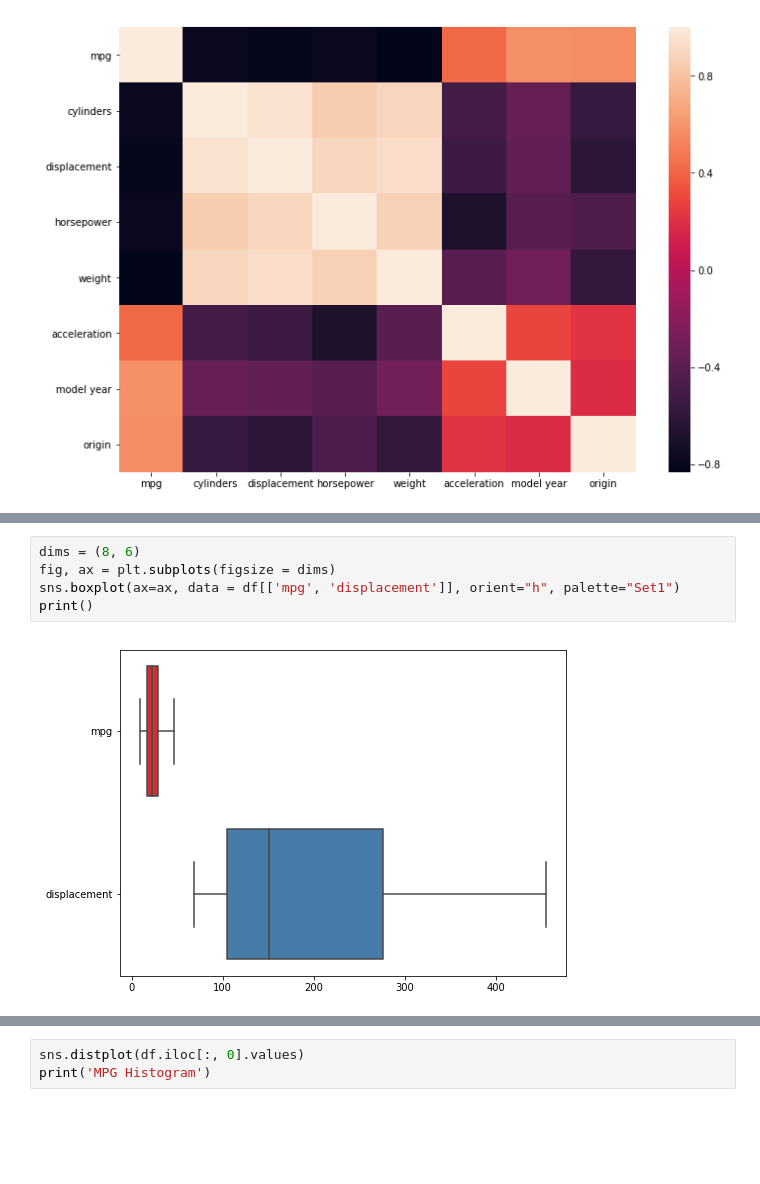
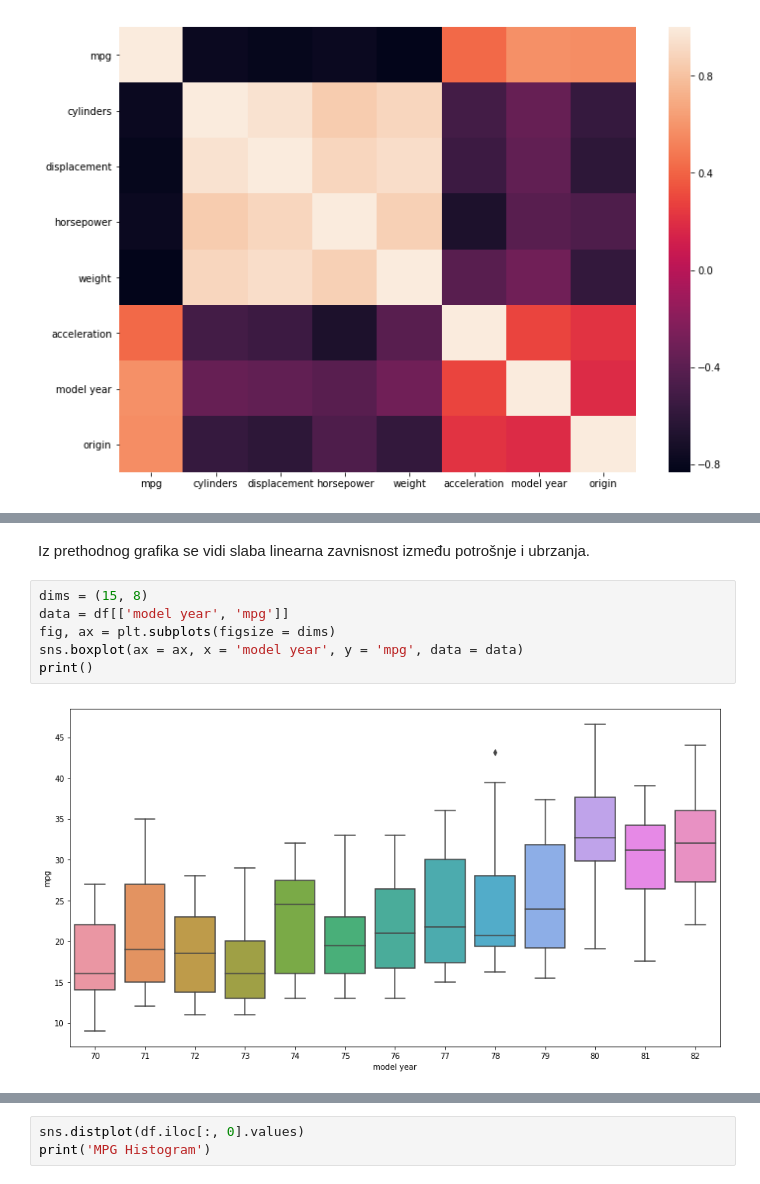
Before and after one commit to aleksandarskrbic/car-economy-ori, a Jupyter notebook: ori_notebook.ipynb, the cells around one changed output, grey strips where cells are left out. Cells and saved outputs as stored; diff of their text form; blank space fills up the shorter version.

```diff
--- a/ori_notebook.ipynb
+++ b/ori_notebook.ipynb
@@ -187,8 +279,11 @@ print()
+# %% [markdown]
+Iz prethodnog grafika se vidi slaba linearna zavnisnost između potrošnje i ubrzanja.
 # %%
-dims = (8, 6)
+dims = (15, 8)
+data = df[['model year', 'mpg']]
 fig, ax = plt.subplots(figsize = dims)
-sns.boxplot(ax=ax, data = df[['mpg', 'displacement']], orient="h", palette="Set1")
+sns.boxplot(ax = ax, x = 'model year', y = 'mpg', data = data)
 print()
 # %% [output]
-[figure, old version]
+[figure, new version]
 # %%
```
Also changed, not shown: parts of 31 cells of this notebook.
